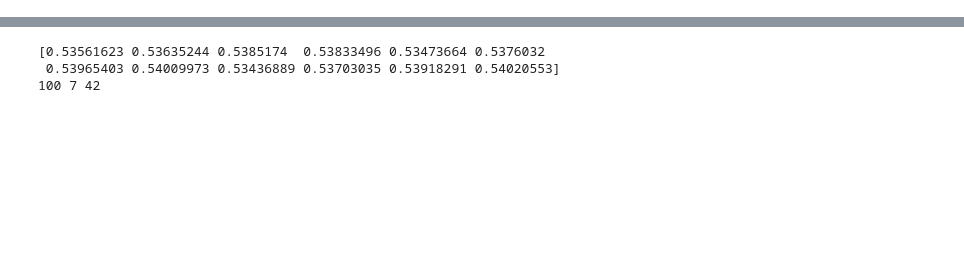
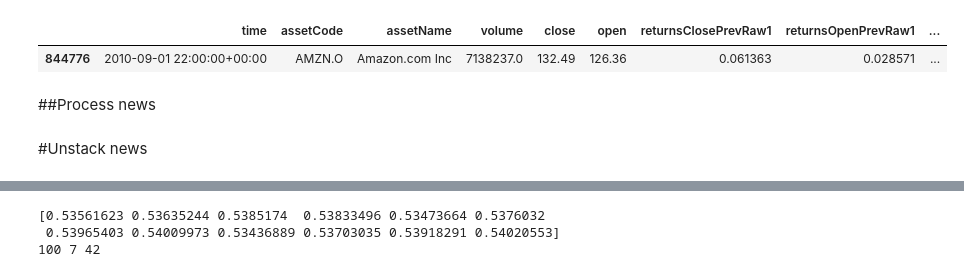
Before and after one commit to namnnb47/predict-stock, a Jupyter notebook: vef_2sigma_modeling.ipynb, the cells around one changed output, grey strips where cells are left out. Cells and saved outputs as stored; diff of their text form; code cells hidden in the pictures; blank space fills up the shorter version.

```diff
--- a/vef_2sigma_modeling.ipynb
+++ b/vef_2sigma_modeling.ipynb
@@ -50,7 +48,8 @@ import pandas as pd
 import seaborn as sns
 import matplotlib.pyplot as plt
 # %%
-market_dt = pd.read_csv('dataset/market_train_uni1_v1.csv')
+market_dt = pd.read_csv('market_train_uni1_v1.csv')
+market_dt = market_dt[market_dt['time'] >= '2009-01-01 22:00:00+0000']
 market_null_list = market_dt.columns[market_dt.isna().any()].tolist()
 imp = Imputer(missing_values='NaN', strategy='median', axis=0)
 imp = imp.fit(market_dt[market_null_list])
@@ -60,3 +86,21 @@ news_dt = pd.read_csv('dataset/news_market_train_uni1_v1.csv')
+# %%
+def check_news_one_day_one_stock(df):
+    df1=df[(pd.to_datetime(df["time"]).apply(lambda x : x.year)==2010) & (pd.to_datetime(df["time"]).apply(lambda x : x.month)==9) ]
+    df1=df1[(pd.to_datetime(df1["time"]).apply(lambda x : x.day)==1) ]
+    df1=df1[(df1["assetCodes"].apply(lambda x : 'AMZN' in x))]
+    return df1
+
+def check_price_one_day_one_stock(df):
+    df1=df[(pd.to_datetime(df["time"]).apply(lambda x : x.year)==2010) & (pd.to_datetime(df["time"]).apply(lambda x : x.month)==9) ]
+    df1=df1[(pd.to_datetime(df1["time"]).apply(lambda x : x.day)==1) ]
+    df1=df1[(df1["assetCode"].apply(lambda x : 'AMZN' in x))]
+    return df1
+# %%
+d1 = check_price_one_day_one_stock(market_dt)
+d1.head()
+# %% [output]
+|  | time | assetCode | assetName | volume | close | open | returnsClosePrevRaw1 | returnsOpenPrevRaw1 | ... |
+| 844776 | 2010-09-01 22:00:00+00:00 | AMZN.O | Amazon.com Inc | 7138237.0 | 132.49 | 126.36 | 0.061363 | 0.028571 | ... |
 # %%
 def label_cat(df, col):
     return df[col].astype('category').cat.as_ordered()
@@ -286,3 +324,5 @@ def prep_data(market_train_df, news_train_df):
     _ = gc.collect()
 
     return joined
+# %% [markdown]
+##Process news
@@ -288,0 +347,2 @@ def prep_data(market_train_df, news_train_df):
+# %% [markdown]
+#Unstack news
```
Also changed, not shown: parts of 49 cells of this notebook.
